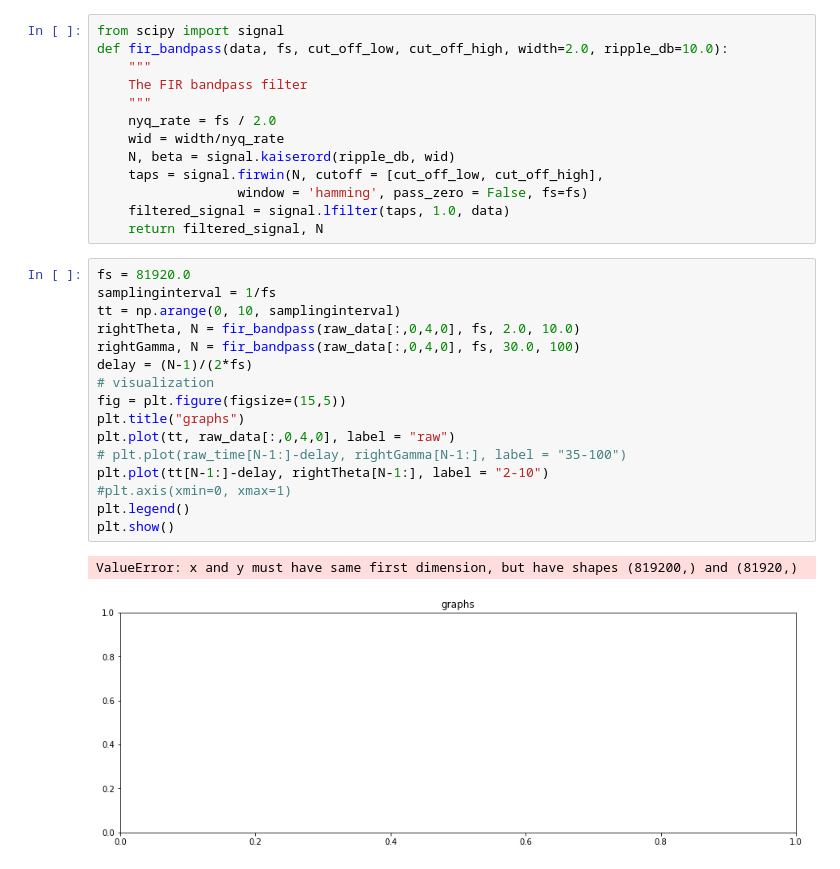
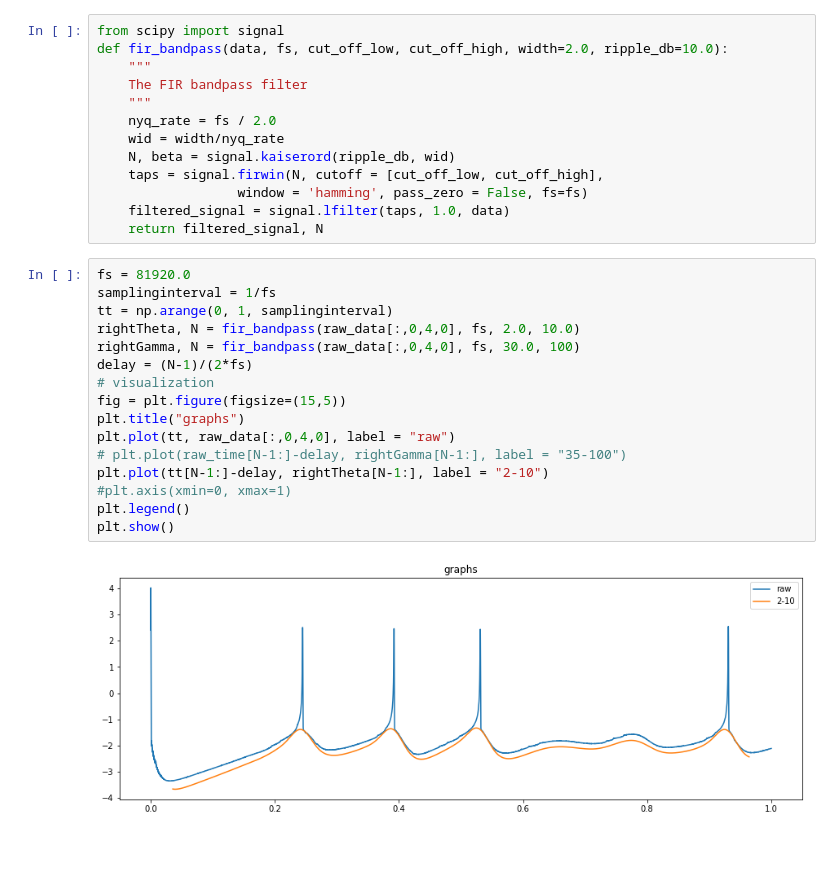
Before and after one commit to yilewang/tvbdemos, a Jupyter notebook: sim1.ipynb, the cells around one changed output. Saved outputs shown, nothing was run; the diff lists cells and outputs as text.

```diff
--- a/sim1.ipynb
+++ b/sim1.ipynb
@@ -93,22 +93,21 @@ def fir_bandpass(data, fs, cut_off_low, cut_off_high, width=2.0, ripple_db=10.0)
 # %%
 fs = 81920.0
 samplinginterval = 1/fs
-tt = np.arange(0, 10, samplinginterval)
+tt = np.arange(0, 1, samplinginterval)
 rightTheta, N = fir_bandpass(raw_data[:,0,4,0], fs, 2.0, 10.0)
 rightGamma, N = fir_bandpass(raw_data[:,0,4,0], fs, 30.0, 100)
 delay = (N-1)/(2*fs)
 # visualization
 fig = plt.figure(figsize=(15,5))
 plt.title("graphs")
 plt.plot(tt, raw_data[:,0,4,0], label = "raw")
 # plt.plot(raw_time[N-1:]-delay, rightGamma[N-1:], label = "35-100")
 plt.plot(tt[N-1:]-delay, rightTheta[N-1:], label = "2-10")
 #plt.axis(xmin=0, xmax=1)
 plt.legend()
 plt.show()
 # %% [output]
-ValueError: x and y must have same first dimension, but have shapes (819200,) and (81920,)
-[figure, old version]
+[figure, new version]
 # %%
 afterRe = signal.resample(rightGamma, 10000)
 f, t, Z = signal.stft(afterRe, fs=1000, window='hann', nperseg=256)
```
Also changed, not shown: parts of 2 cells of this notebook.
